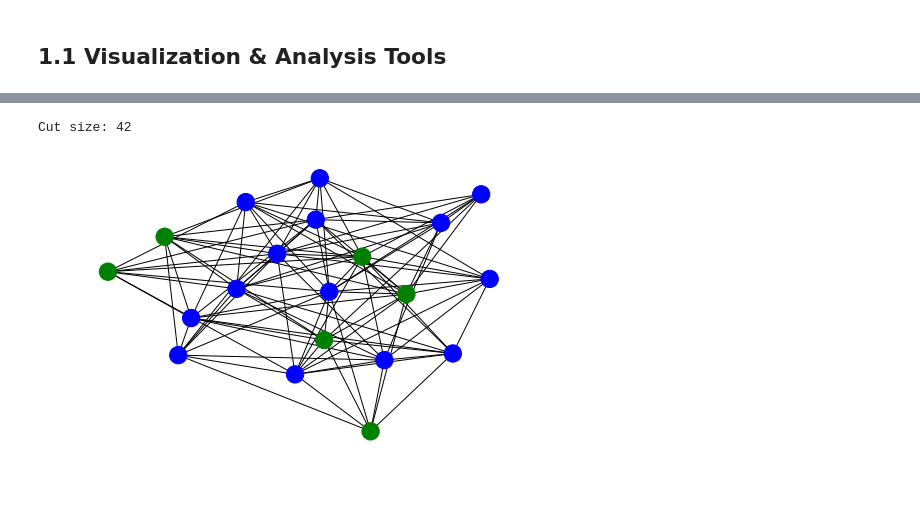
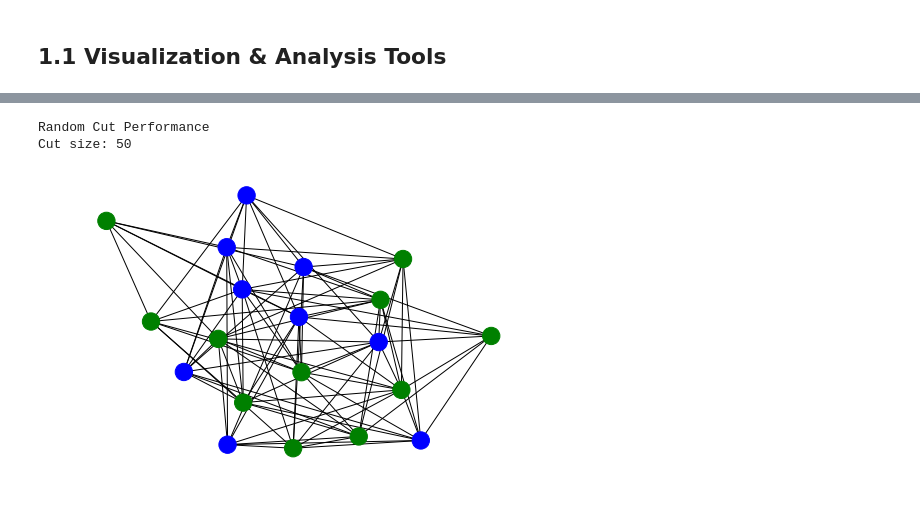
Before and after one commit to hermish/cvx-graph-algorithms, a Jupyter notebook: notebooks/1-goemans-williamson.ipynb, the cells around one changed output, grey strips where cells are left out. Cells and saved outputs as stored; diff of their text form; code cells hidden in the pictures.

```diff
--- a/notebooks/1-goemans-williamson.ipynb
+++ b/notebooks/1-goemans-williamson.ipynb
@@ -16,6 +20,19 @@ LEFT_COLOR = 'blue'
 RIGHT_COLOR = 'green'
 # %% [markdown]
 ## 1.1 Visualization & Analysis Tools
+# %%
+def sbm_graph(size, within, between):
+    half = int(size / 2)
+    left_side = np.random.choice(size, half, replace=False)
+    left_side = set(left_side)
+
+    cut = Cut(left_side, set())
+    for vertex in range(size):
+        if vertex not in left_side:
+            cut.right.add(vertex)
+
+    graph = sbm.stochastic_block_on_cut(cut, within, between)
+    return graph, cut
 # %%
 def visualize_cut(graph, cut):
     colors = []
@@ -43,0 +63,11 @@ bernoulli_graph = nx.generators.binomial_graph(GRAPH_SIZE, BERNOULLI_PARAM)
+# %%
+GRAPH_SIZE = 20
+WITHIN = 0.25
+BETWEEN = 0.75
+
+graph, cut = sbm_graph(GRAPH_SIZE, WITHIN, BETWEEN)
+visualize_cut(graph, cut)
+
+print('Planted Cut')
+print('Expected Size:', GRAPH_SIZE * GRAPH_SIZE * BETWEEN / 4)
+print('Real Size:', cut.evaluate_cut_size(graph))
@@ -44,9 +79,10 @@ bernoulli_graph = nx.generators.binomial_graph(GRAPH_SIZE, BERNOULLI_PARAM)
 # %%
-# Random Cut
-random_cut = max_cut.random_cut(bernoulli_graph, 0.5)
-visualize_cut(bernoulli_graph, random_cut)
-random_result = random_cut.evaluate_cut_size(bernoulli_graph)
-print('Cut size:', random_result)
+random_cut = max_cut.random_cut(graph, 0.5)
+visualize_cut(graph, random_cut)
+
+print('Random Cut Performance')
+print('Cut size:', random_cut.evaluate_cut_size(graph))
 # %% [output]
-Cut size: 42
+Random Cut Performance
+Cut size: 50
-[figure, old version]
+[figure, new version]
```
Also changed, not shown: parts of 23 cells of this notebook, 4 other files.
